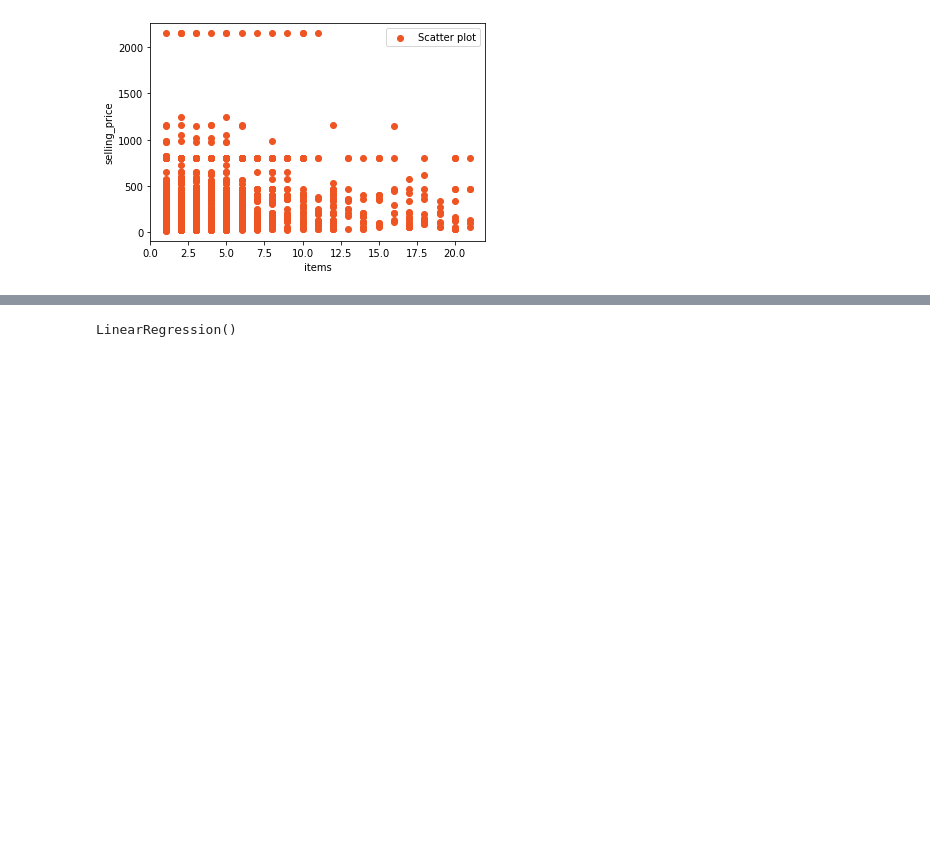
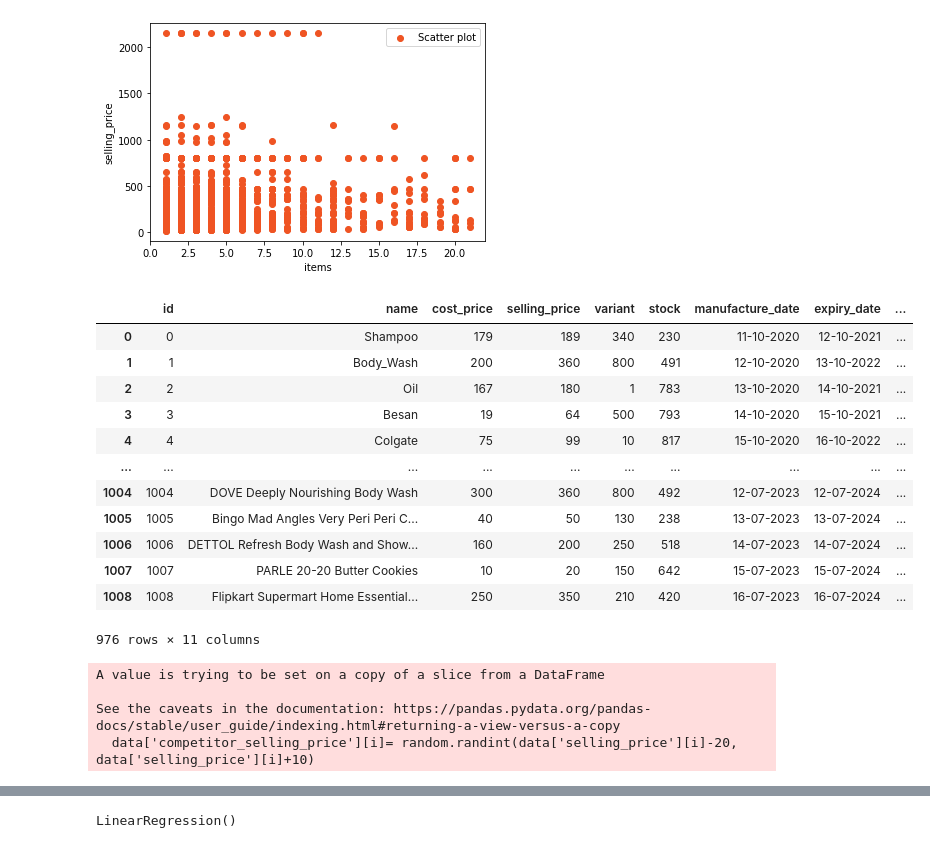
Before and after one commit to sejalbhatia/Dynamic-pricing, a Jupyter notebook: Notebooks/Try_1.ipynb, the cells around one changed output, grey strips where cells are left out. Cells and saved outputs as stored; diff of their text form; code cells hidden in the pictures; blank space fills up the shorter version.

```diff
--- a/Notebooks/Try_1.ipynb
+++ b/Notebooks/Try_1.ipynb
@@ -76,0 +81,24 @@ data['expiry_in_months']=(data['expiry_in_months'].abs())*12
+# %%
+data
+# %% [output]
+|  | id | name | cost_price | selling_price | variant | stock | manufacture_date | expiry_date | ... |
+| 0 | 0 | Shampoo | 179 | 189 | 340 | 230 | 11-10-2020 | 12-10-2021 | ... |
+| 1 | 1 | Body_Wash | 200 | 360 | 800 | 491 | 12-10-2020 | 13-10-2022 | ... |
+| 2 | 2 | Oil | 167 | 180 | 1 | 783 | 13-10-2020 | 14-10-2021 | ... |
+| 3 | 3 | Besan | 19 | 64 | 500 | 793 | 14-10-2020 | 15-10-2021 | ... |
+| 4 | 4 | Colgate | 75 | 99 | 10 | 817 | 15-10-2020 | 16-10-2022 | ... |
+| ... | ... | ... | ... | ... | ... | ... | ... | ... | ... |
+| 1004 | 1004 | DOVE Deeply Nourishing Body Wash | 300 | 360 | 800 | 492 | 12-07-2023 | 12-07-2024 | ... |
+| 1005 | 1005 | Bingo Mad Angles Very Peri Peri C... | 40 | 50 | 130 | 238 | 13-07-2023 | 13-07-2024 | ... |
+| 1006 | 1006 | DETTOL Refresh Body Wash and Show... | 160 | 200 | 250 | 518 | 14-07-2023 | 14-07-2024 | ... |
+| 1007 | 1007 | PARLE 20-20 Butter Cookies | 10 | 20 | 150 | 642 | 15-07-2023 | 15-07-2024 | ... |
+| 1008 | 1008 | Flipkart Supermart Home Essential... | 250 | 350 | 210 | 420 | 16-07-2023 | 16-07-2024 | ... |
+976 rows × 11 columns
+# %%
+for i in (data.index):
+  data['competitor_selling_price'][i]= random.randint(data['selling_price'][i]-20, data['selling_price'][i]+10)
+# %% [output]
+A value is trying to be set on a copy of a slice from a DataFrame
+
+See the caveats in the documentation: https://pandas.pydata.org/pandas-docs/stable/user_guide/indexing.html#returning-a-view-versus-a-copy
+  data['competitor_selling_price'][i]= random.randint(data['selling_price'][i]-20, data['selling_price'][i]+10)
```
Also changed, not shown: parts of 14 cells of this notebook.
